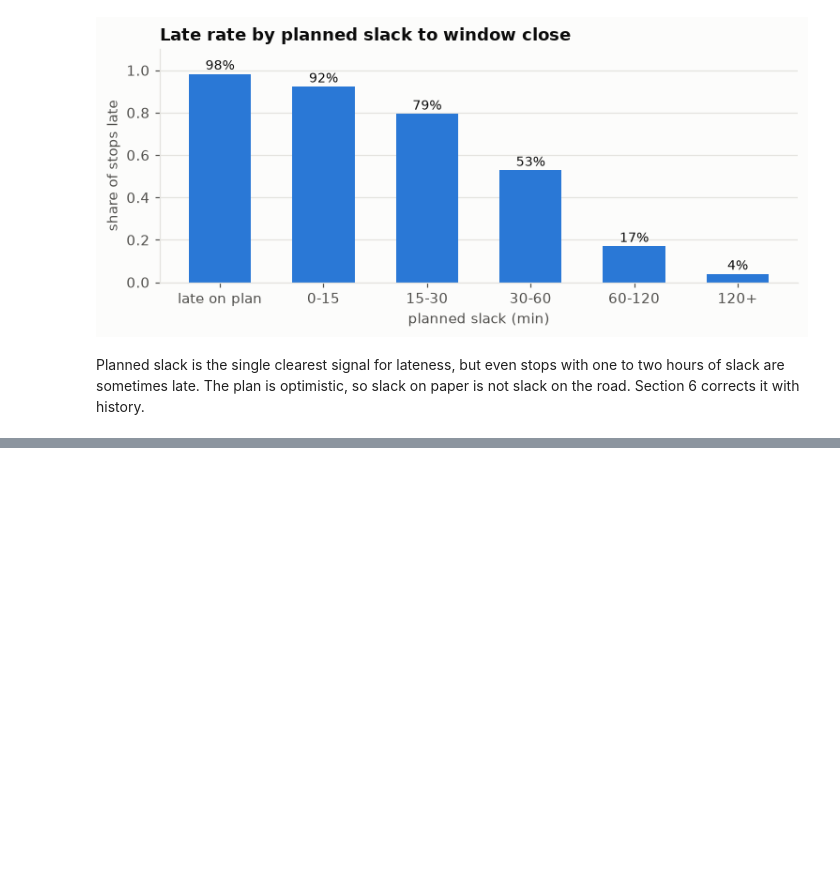
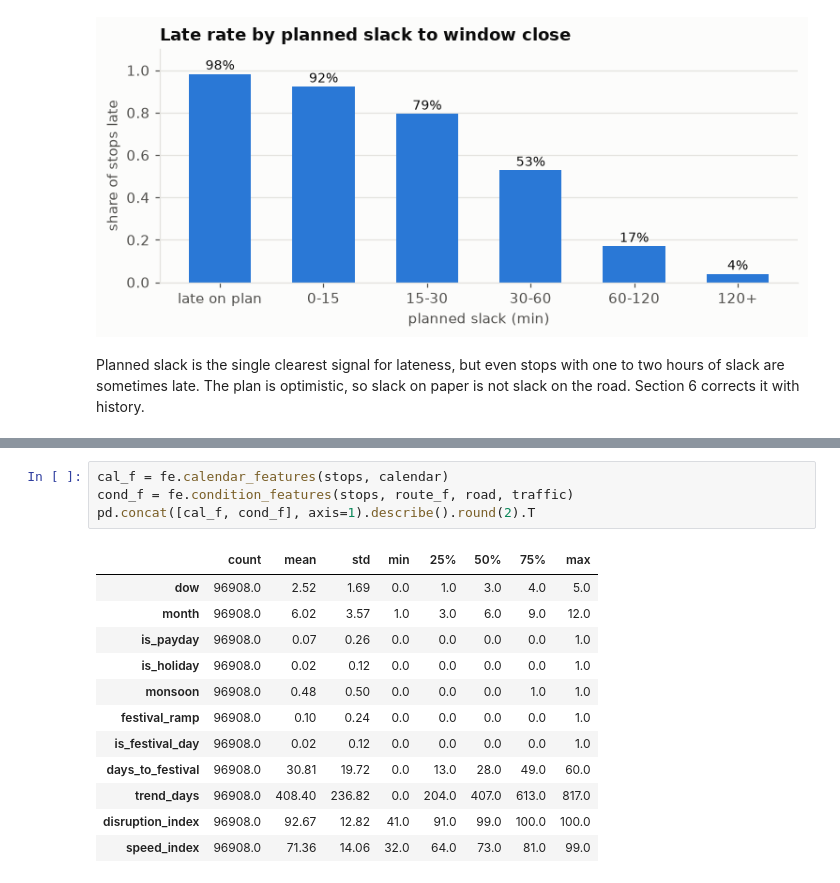
Before and after one commit to sameera-ekanayaka/Xora_Datathon, a Jupyter notebook: notebooks/04_feature_engineering.ipynb, the cells around one changed output, grey strips where cells are left out. Cells and saved outputs as stored; diff of their text form; blank space fills up the shorter version.

Commit message:
Add calendar, road advisory and traffic features

```diff
--- a/notebooks/04_feature_engineering.ipynb
+++ b/notebooks/04_feature_engineering.ipynb
@@ -143,0 +152,17 @@ Planned slack is the single clearest signal for lateness, but even stops with on
+# %%
+cal_f = fe.calendar_features(stops, calendar)
+cond_f = fe.condition_features(stops, route_f, road, traffic)
+pd.concat([cal_f, cond_f], axis=1).describe().round(2).T
+# %% [output]
+|  | count | mean | std | min | 25% | 50% | 75% | max |
+| dow | 96908.0 | 2.52 | 1.69 | 0.0 | 1.0 | 3.0 | 4.0 | 5.0 |
+| month | 96908.0 | 6.02 | 3.57 | 1.0 | 3.0 | 6.0 | 9.0 | 12.0 |
+| is_payday | 96908.0 | 0.07 | 0.26 | 0.0 | 0.0 | 0.0 | 0.0 | 1.0 |
+| is_holiday | 96908.0 | 0.02 | 0.12 | 0.0 | 0.0 | 0.0 | 0.0 | 1.0 |
+| monsoon | 96908.0 | 0.48 | 0.50 | 0.0 | 0.0 | 0.0 | 1.0 | 1.0 |
+| festival_ramp | 96908.0 | 0.10 | 0.24 | 0.0 | 0.0 | 0.0 | 0.0 | 1.0 |
+| is_festival_day | 96908.0 | 0.02 | 0.12 | 0.0 | 0.0 | 0.0 | 0.0 | 1.0 |
+| days_to_festival | 96908.0 | 30.81 | 19.72 | 0.0 | 13.0 | 28.0 | 49.0 | 60.0 |
+| trend_days | 96908.0 | 408.40 | 236.82 | 0.0 | 204.0 | 407.0 | 613.0 | 817.0 |
+| disruption_index | 96908.0 | 92.67 | 12.82 | 41.0 | 91.0 | 99.0 | 100.0 | 100.0 |
+| speed_index | 96908.0 | 71.36 | 14.06 | 32.0 | 64.0 | 73.0 | 81.0 | 99.0 |
```
Also changed, not shown: parts of 1 cell of this notebook.
